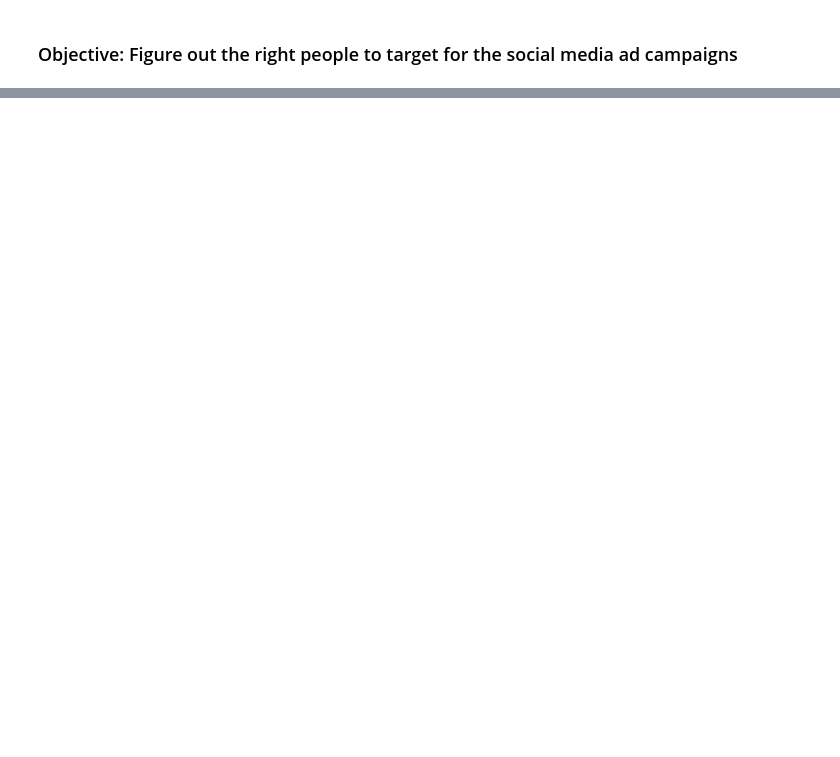
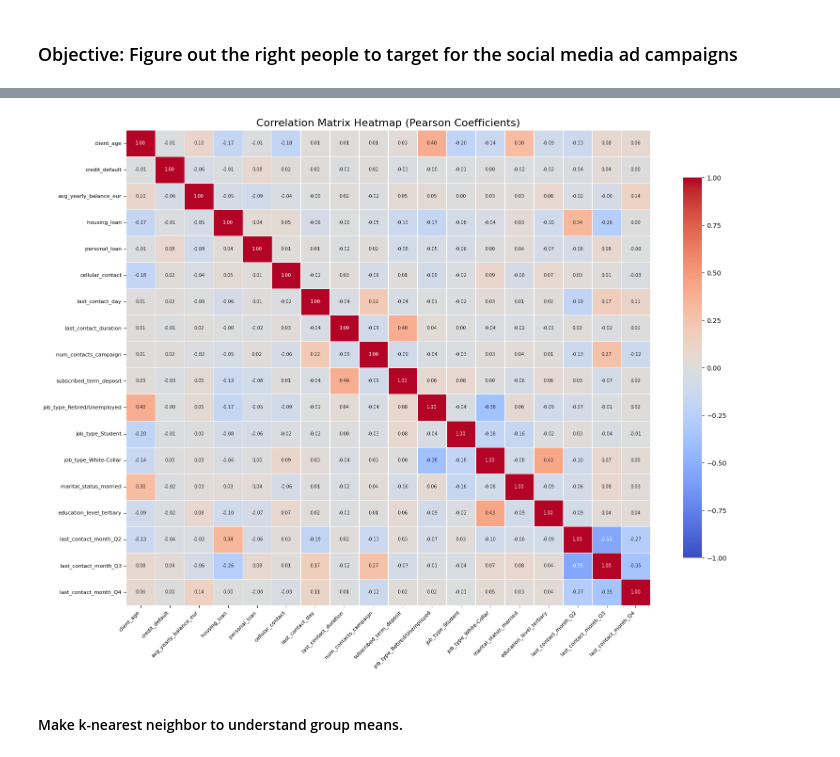
Before and after one commit to NumericCamel/Portfolio, a Jupyter notebook: MarketingAnalaysis/AnalysisFinal.ipynb, the cells around one changed output, grey strips where cells are left out. Cells and saved outputs as stored; diff of their text form; code cells hidden in the pictures; blank space fills up the shorter version.

```diff
--- a/MarketingAnalaysis/AnalysisFinal.ipynb
+++ b/MarketingAnalaysis/AnalysisFinal.ipynb
@@ -176,0 +155,18 @@ ValueError: Pandas data cast to numpy dtype of object. Check input data with np.
+# %%
+print('Before')
+print(df.columns)
+
+# Make dummy columns by checking if the column is a category
+list_category = df.select_dtypes(include=['category']).columns
+df_model = pd.get_dummies(df, columns=list_category, drop_first=True)
+
+# Convert boolean columns to int
+bool_cols = df_model.select_dtypes(include=['bool']).columns
+for col in bool_cols:
+    df_model[col] = df_model[col].astype(int)
+
+df_model = df_model.drop(columns=['marital_status_single'], errors='ignore')
+df_model = df_model.drop(columns=['education_level_secondary'], errors='ignore')
+
+print('After')
+print(df_model.columns)
@@ -176,0 +190,37 @@ ValueError: Pandas data cast to numpy dtype of object. Check input data with np.
+# %%
+# Create a correlation matrix heatmap
+import seaborn as sns
+import matplotlib.pyplot as plt
+
+# Calculate the correlation matrix
+correlation_matrix = df_model.corr()
+
+# Set up the matplotlib figure
+plt.figure(figsize=(16, 12))
+
+# Draw the heatmap with a color bar and show Pearson correlation coefficients in each cell
+# The Pearson correlation coefficient measures the linear relationship between two variables
+# Values range from -1 to 1, where:
+# 1 indicates perfect positive correlation (as one variable increases, the other increases linearly)
+# -1 indicates perfect negative correlation (as one variable increases, the other decreases linearly)
+# 0 indicates no linear correlation between the variables
+heatmap = sns.heatmap(correlation_matrix, annot=True, fmt=".2f", cmap='coolwarm',
+                      vmin=-1, vmax=1, center=0, linewidths=0.5,
+                      cbar_kws={"shrink": 0.8}, annot_kws={"size": 7})
+
+# Add title
+plt.title('Correlation Matrix Heatmap (Pearson Coefficients)', fontsize=16)
+
+# Rotate the x-axis labels for better readability
+plt.xticks(rotation=45, ha='right', fontsize=8)
+plt.yticks(fontsize=8)
+
+# Adjust layout to make room for labels
+plt.tight_layout()
+
+# Display the plot
+plt.show()
+# %% [output]
+[figure, added]
+# %% [markdown]
+#### Make k-nearest neighbor to understand group means.
```
Also changed, not shown: parts of 18 cells of this notebook.
